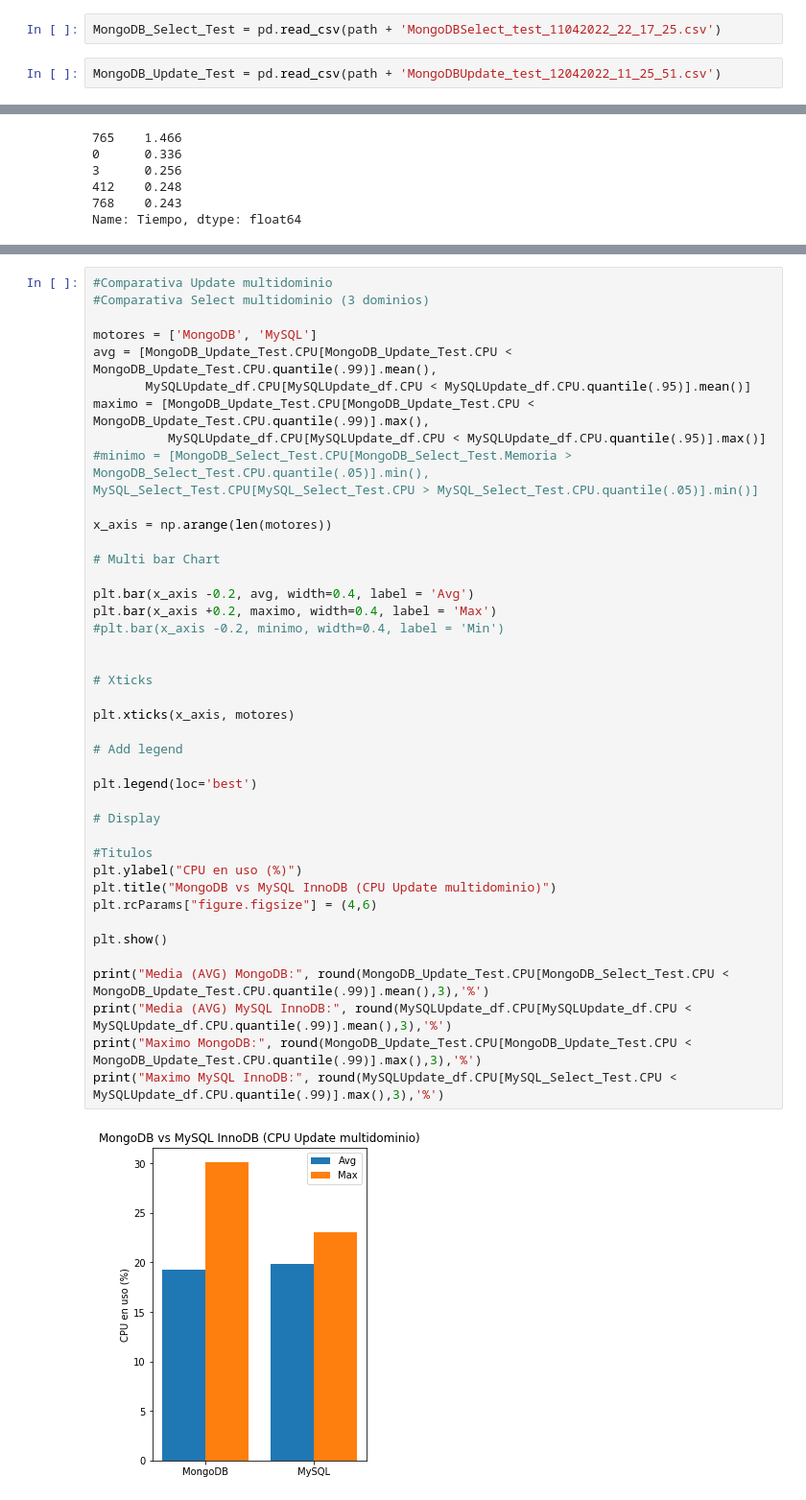
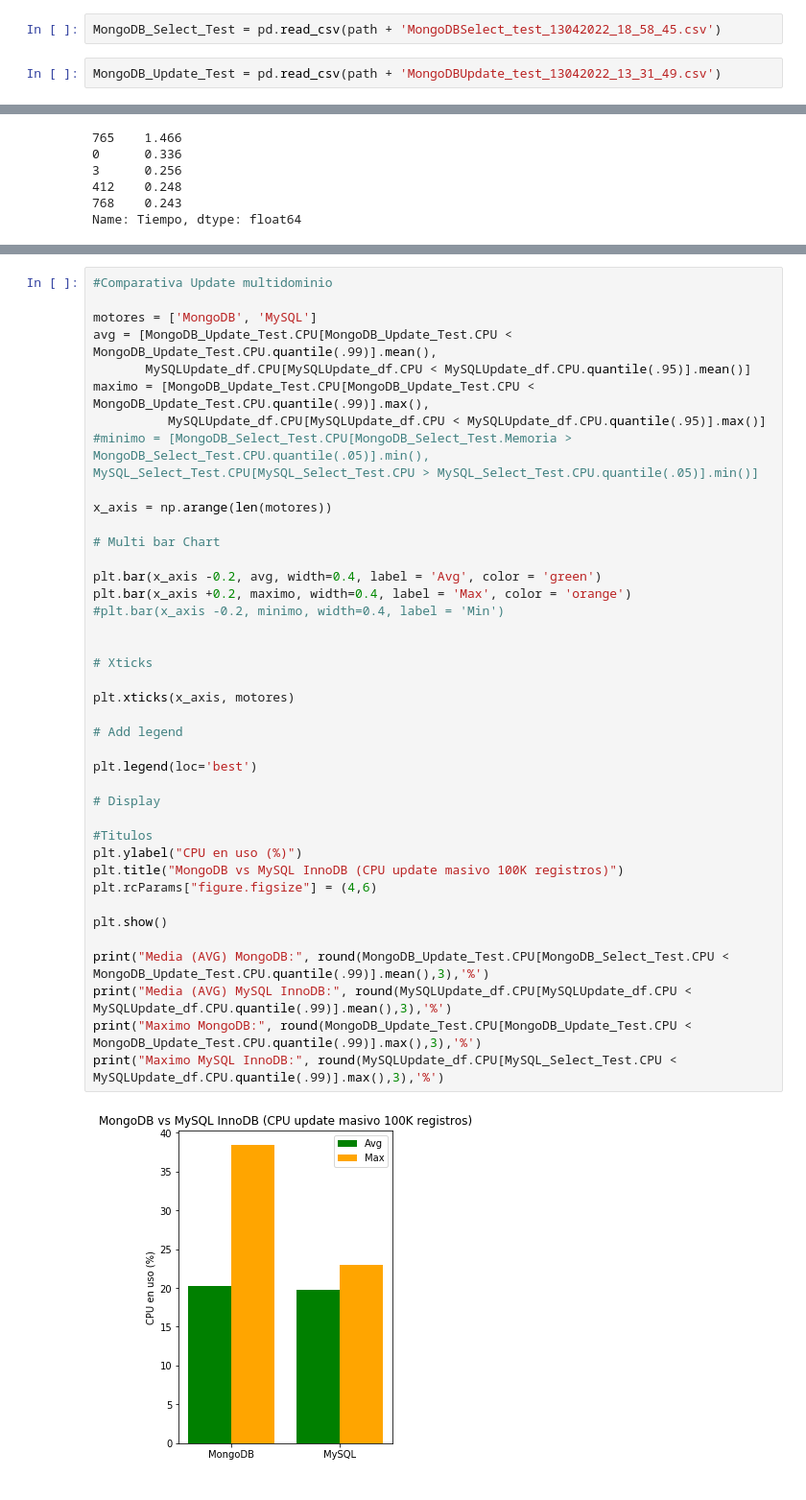
Before and after one commit to danielherranzsegundo/TFM_2022, a Jupyter notebook: Scripts/Resultados.ipynb, the cells around one changed output, grey strips where cells are left out. Shown: that part at 96% size. Cells and saved outputs as stored; diff of their text form.

```diff
--- a/Scripts/Resultados.ipynb
+++ b/Scripts/Resultados.ipynb
@@ -45,4 +49,4 @@ CustomerProfile_data_w1 = pd.read_csv(path + 'MongoDB_Bulk_Insert_1_WC_CurrentAc
 # %%
-MongoDB_Select_Test = pd.read_csv(path + 'MongoDBSelect_test_11042022_22_17_25.csv')
+MongoDB_Select_Test = pd.read_csv(path + 'MongoDBSelect_test_13042022_18_58_45.csv')
 # %%
-MongoDB_Update_Test = pd.read_csv(path + 'MongoDBUpdate_test_12042022_11_25_51.csv')
+MongoDB_Update_Test = pd.read_csv(path + 'MongoDBUpdate_test_13042022_13_31_49.csv')
@@ -436,7 +484,6 @@ Maximo MongoDB: 0.457 s
 Maximo MySQL InnoDB: 0.996 s
 # %%
 #Comparativa Update multidominio
-#Comparativa Select multidominio (3 dominios)
 
 motores = ['MongoDB', 'MySQL']
 avg = [MongoDB_Update_Test.CPU[MongoDB_Update_Test.CPU < MongoDB_Update_Test.CPU.quantile(.99)].mean(),
@@ -446,34 +493,34 @@ maximo = [MongoDB_Update_Test.CPU[MongoDB_Update_Test.CPU < MongoDB_Update_Test.
 #minimo = [MongoDB_Select_Test.CPU[MongoDB_Select_Test.Memoria > MongoDB_Select_Test.CPU.quantile(.05)].min(),        MySQL_Select_Test.CPU[MySQL_Select_Test.CPU > MySQL_Select_Test.CPU.quantile(.05)].min()]
 
 x_axis = np.arange(len(motores))
 
 # Multi bar Chart
 
-plt.bar(x_axis -0.2, avg, width=0.4, label = 'Avg')
-plt.bar(x_axis +0.2, maximo, width=0.4, label = 'Max')
+plt.bar(x_axis -0.2, avg, width=0.4, label = 'Avg', color = 'green')
+plt.bar(x_axis +0.2, maximo, width=0.4, label = 'Max', color = 'orange')
 #plt.bar(x_axis -0.2, minimo, width=0.4, label = 'Min')
 
 
 # Xticks
 
 plt.xticks(x_axis, motores)
 
 # Add legend
 
 plt.legend(loc='best')
 
 # Display
 
 #Titulos
 plt.ylabel("CPU en uso (%)")
-plt.title("MongoDB vs MySQL InnoDB (CPU Update multidominio)")
+plt.title("MongoDB vs MySQL InnoDB (CPU update masivo 100K registros)")
 plt.rcParams["figure.figsize"] = (4,6)
 
 plt.show()
 
 print("Media (AVG) MongoDB:", round(MongoDB_Update_Test.CPU[MongoDB_Select_Test.CPU < MongoDB_Update_Test.CPU.quantile(.99)].mean(),3),'%')
 print("Media (AVG) MySQL InnoDB:", round(MySQLUpdate_df.CPU[MySQLUpdate_df.CPU < MySQLUpdate_df.CPU.quantile(.99)].mean(),3),'%')
 print("Maximo MongoDB:", round(MongoDB_Update_Test.CPU[MongoDB_Update_Test.CPU < MongoDB_Update_Test.CPU.quantile(.99)].max(),3),'%')
 print("Maximo MySQL InnoDB:", round(MySQLUpdate_df.CPU[MySQL_Select_Test.CPU < MySQLUpdate_df.CPU.quantile(.99)].max(),3),'%')
 # %% [output]
-[figure, old version]
+[figure, new version]
```
Also changed, not shown: parts of 37 cells of this notebook, 25 other files.
